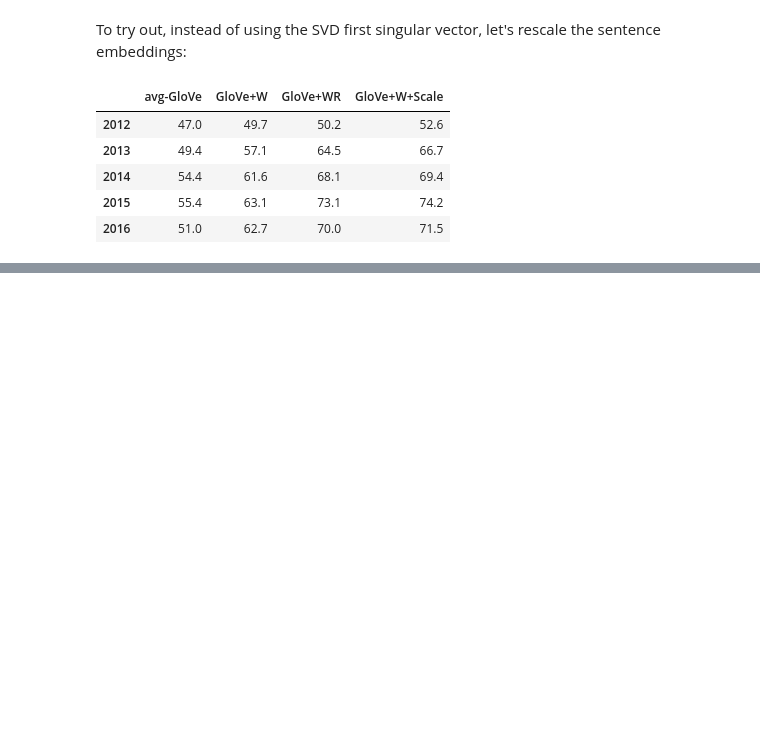
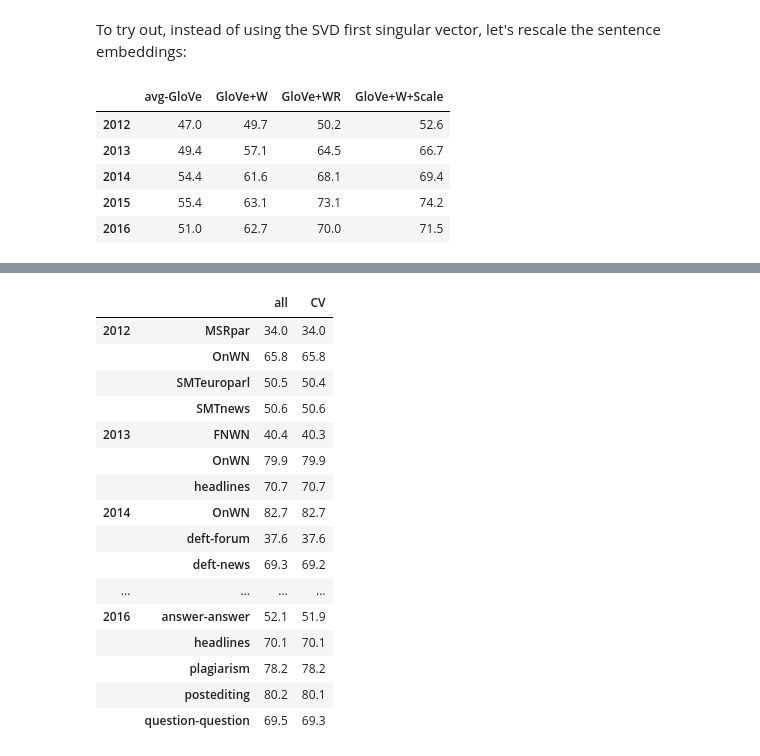
Before and after one commit to jorisvandenbossche/wordembeddings, a Jupyter notebook: sts_tasks.ipynb, the cells around one changed output, grey strips where cells are left out. Cells and saved outputs as stored; diff of their text form; code cells hidden in the pictures; blank space fills up the shorter version.

```diff
--- a/sts_tasks.ipynb
+++ b/sts_tasks.ipynb
@@ -469,0 +474,4 @@ res.mean(axis=0, level=0).round(1)
+# %%
+emb = EmbeddingVectorizer(word_vectors=glove, weighted=True, R=True)
+# %%
+X = emb.fit_transform(s0)
@@ -469,0 +496,2 @@ res.mean(axis=0, level=0).round(1)
+# %%
+kf = KFold(n_splits=10, shuffle=True)
@@ -469,0 +555,22 @@ res.mean(axis=0, level=0).round(1)
+# %%
+res = res * 100
+# %%
+res.round(1)
+# %% [output]
+|  |  | all | CV |
+| 2012 | MSRpar | 34.0 | 34.0 |
+|  | OnWN | 65.8 | 65.8 |
+|  | SMTeuroparl | 50.5 | 50.4 |
+|  | SMTnews | 50.6 | 50.6 |
+| 2013 | FNWN | 40.4 | 40.3 |
+|  | OnWN | 79.9 | 79.9 |
+|  | headlines | 70.7 | 70.7 |
+| 2014 | OnWN | 82.7 | 82.7 |
+|  | deft-forum | 37.6 | 37.6 |
+|  | deft-news | 69.3 | 69.2 |
+| ... | ... | ... | ... |
+| 2016 | answer-answer | 52.1 | 51.9 |
+|  | headlines | 70.1 | 70.1 |
+|  | plagiarism | 78.2 | 78.2 |
+|  | postediting | 80.2 | 80.1 |
+|  | question-question | 69.5 | 69.3 |
```
Also changed, not shown: parts of 7 cells of this notebook, 1 other file.
